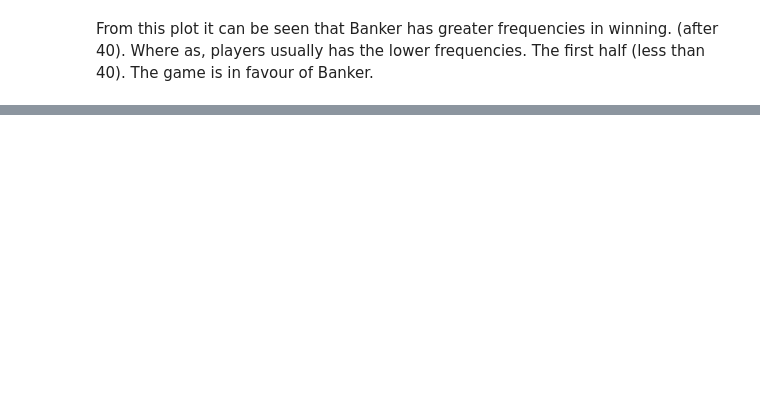
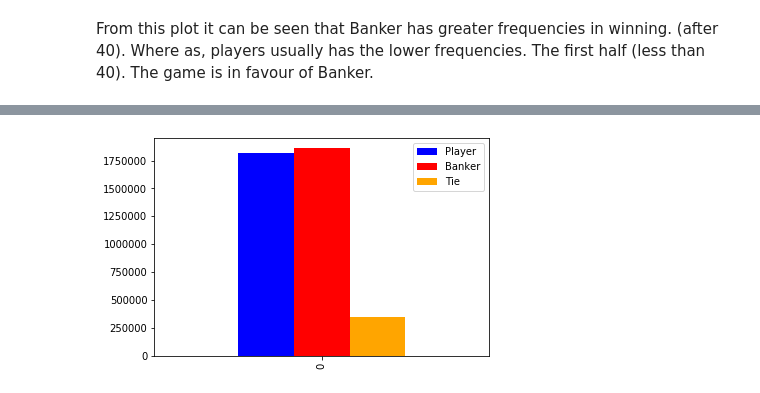
Before and after one commit to hmooy/Baccarat, a Jupyter notebook: Baccarat.ipynb, the cells around one changed output, grey strips where cells are left out. Cells and saved outputs as stored; diff of their text form; code cells hidden in the pictures; blank space fills up the shorter version.

```diff
--- a/Baccarat.ipynb
+++ b/Baccarat.ipynb
@@ -192,0 +268,11 @@ From this plot it can be seen that Banker has greater frequencies in winning. (a
+# %%
+df2 = pd.DataFrame({
+    'Player' : [sum(a[0])],
+    'Banker' : [sum(a[1])],
+    'Tie' : [sum(a[2])]
+})
+# %%
+df2.plot(kind = 'bar',color = colors_three)
+plt.show()
+# %% [output]
+[figure, added]
```
Also changed, not shown: parts of 10 cells of this notebook.
